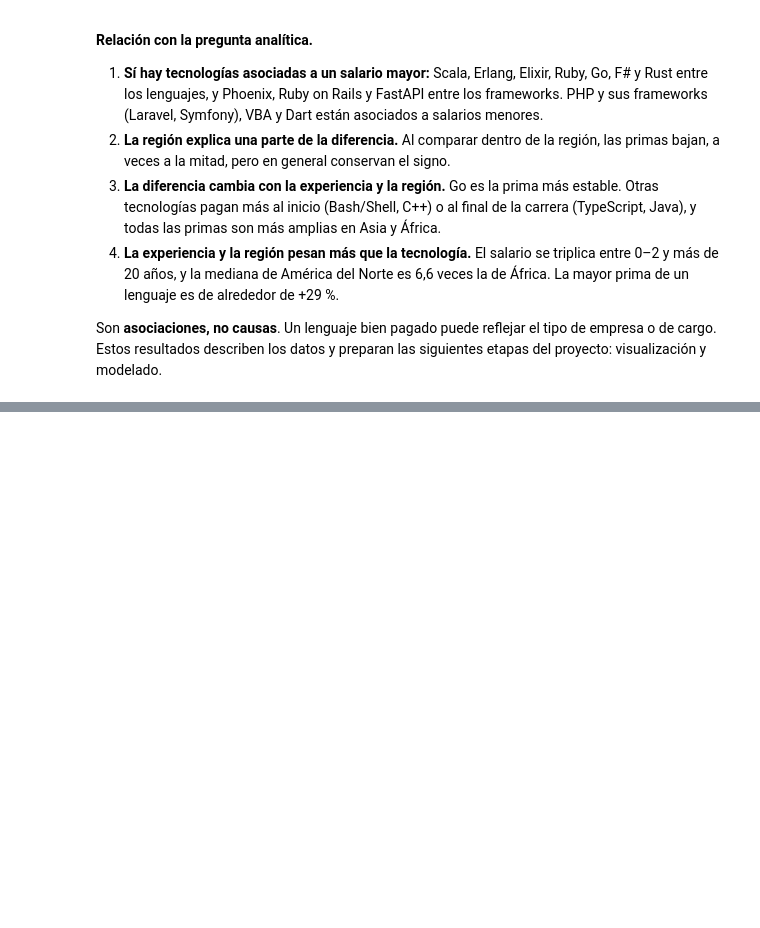
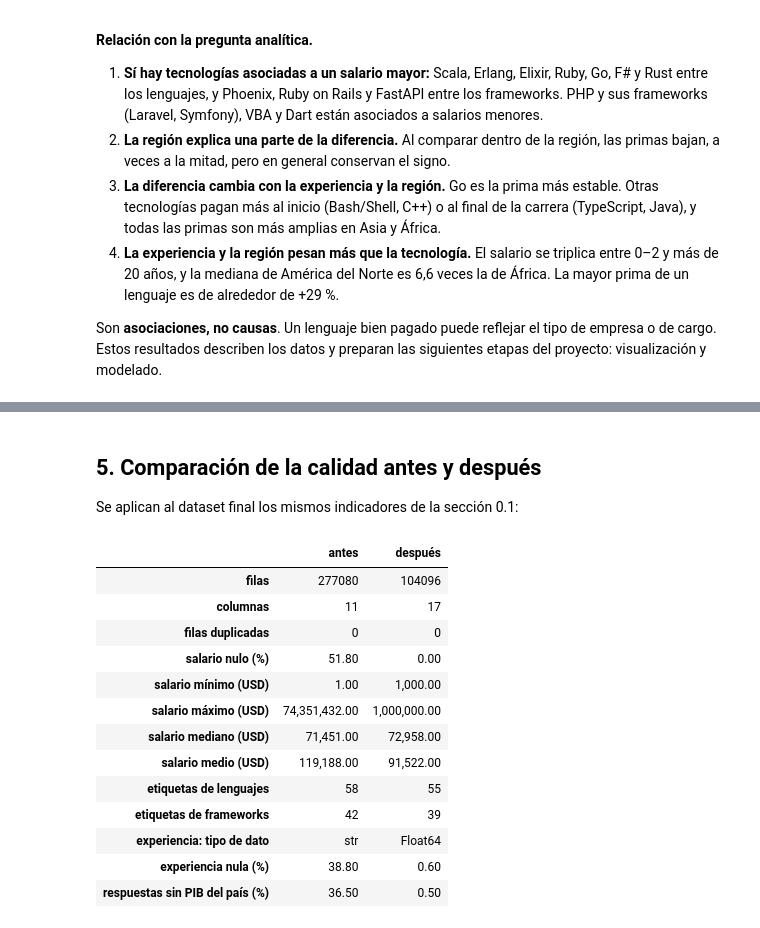
Before and after one commit to Pafuna08/salarios-tecnologias-desarrolladores, a Jupyter notebook: notebooks/data_preparation.ipynb, the cells around one changed output, grey strips where cells are left out. Saved outputs shown, nothing was run; the diff lists cells and outputs as text; code cells hidden in the pictures; blank space fills up the shorter version.

```diff
--- a/notebooks/data_preparation.ipynb
+++ b/notebooks/data_preparation.ipynb
@@ -1109,0 +1209,6 @@ Son **asociaciones, no causas**. Un lenguaje bien pagado puede reflejar el tipo
+# %%
+filas_antes = len(poblacion)
+developers = poblacion.merge(pib_anual[['country', 'year', 'iso3', 'gdp_pc_ppp', 'gdp_year']],
+                             on=['country', 'year'], how='left', validate='m:1', indicator=True)
+assert len(developers) == filas_antes, 'el merge cambió el número de filas'
+developers['_merge'].value_counts()
@@ -1109,0 +1240,11 @@ Son **asociaciones, no causas**. Un lenguaje bien pagado puede reflejar el tipo
+# %%
+developers = developers.drop(columns='_merge')
+developers['salary_gdp_ratio'] = developers['salary_usd'] / developers['gdp_pc_ppp']
+
+(developers.groupby('region', observed=True)
+           .agg(respuestas=('response_id', 'size'),
+                salario_mediano=('salary_usd', 'median'),
+                pib_pc_mediano=('gdp_pc_ppp', 'median'),
+                veces_pib=('salary_gdp_ratio', 'median'))
+           .sort_values('veces_pib', ascending=False)
+           .round(2))
@@ -1109,0 +1272,14 @@ Son **asociaciones, no causas**. Un lenguaje bien pagado puede reflejar el tipo
+# %%
+COLUMNAS_DEVELOPERS = ['year', 'response_id', 'country', 'iso3', 'region', 'age',
+                       'work_exp', 'work_exp_source', 'exp_level',
+                       'salary_usd', 'salary_rel_year', 'salary_rel_region',
+                       'gdp_pc_ppp', 'gdp_year', 'salary_gdp_ratio', 'languages', 'frameworks']
+developers = developers[COLUMNAS_DEVELOPERS].sort_values(['year', 'response_id']).reset_index(drop=True)
+
+developer_languages = uso_lenguajes[['year', 'response_id', 'language']].sort_values(['year', 'response_id', 'language'])
+developer_frameworks = uso_frameworks[['year', 'response_id', 'framework']].sort_values(['year', 'response_id', 'framework'])
+gdp_per_capita = pib_anual[['iso3', 'country', 'region', 'year', 'gdp_pc_ppp', 'gdp_year', 'gdp_pc_ppp_wb']]
+
+for nombre, tabla in {'developers': developers, 'developer_languages': developer_languages,
+                      'developer_frameworks': developer_frameworks, 'gdp_per_capita': gdp_per_capita}.items():
+    print(f'{nombre:22}', tabla.shape, f'{tabla.memory_usage(deep=True).sum() / 1e6:.1f} MB')
@@ -1109,0 +1393,30 @@ Son **asociaciones, no causas**. Un lenguaje bien pagado puede reflejar el tipo
+# %% [markdown]
+## 5. Comparación de la calidad antes y después
+
+Se aplican al dataset final los mismos indicadores de la sección 0.1:
+# %%
+calidad_despues = pd.DataFrame({
+    **{a: perfil_calidad(developers[developers['year'] == a], salario='salary_usd', lenguajes='languages',
+                         frameworks='frameworks', experiencia='work_exp',
+                         con_pib=developers.loc[developers['year'] == a, 'gdp_pc_ppp'].notna())
+       for a in ANIOS},
+    'total': perfil_calidad(developers, salario='salary_usd', lenguajes='languages', frameworks='frameworks',
+                            experiencia='work_exp', con_pib=developers['gdp_pc_ppp'].notna())})
+
+comparacion = pd.concat({'antes': calidad_antes['total'], 'después': calidad_despues['total']}, axis=1)
+comparacion
+# %% [output]
+|  | antes | después |
+| filas | 277080 | 104096 |
+| columnas | 11 | 17 |
+| filas duplicadas | 0 | 0 |
+| salario nulo (%) | 51.80 | 0.00 |
+| salario mínimo (USD) | 1.00 | 1,000.00 |
+| salario máximo (USD) | 74,351,432.00 | 1,000,000.00 |
+| salario mediano (USD) | 71,451.00 | 72,958.00 |
+| salario medio (USD) | 119,188.00 | 91,522.00 |
+| etiquetas de lenguajes | 58 | 55 |
+| etiquetas de frameworks | 42 | 39 |
+| experiencia: tipo de dato | str | Float64 |
+| experiencia nula (%) | 38.80 | 0.60 |
+| respuestas sin PIB del país (%) | 36.50 | 0.50 |
```
Also changed, not shown: parts of 27 cells of this notebook, 7 other files.
